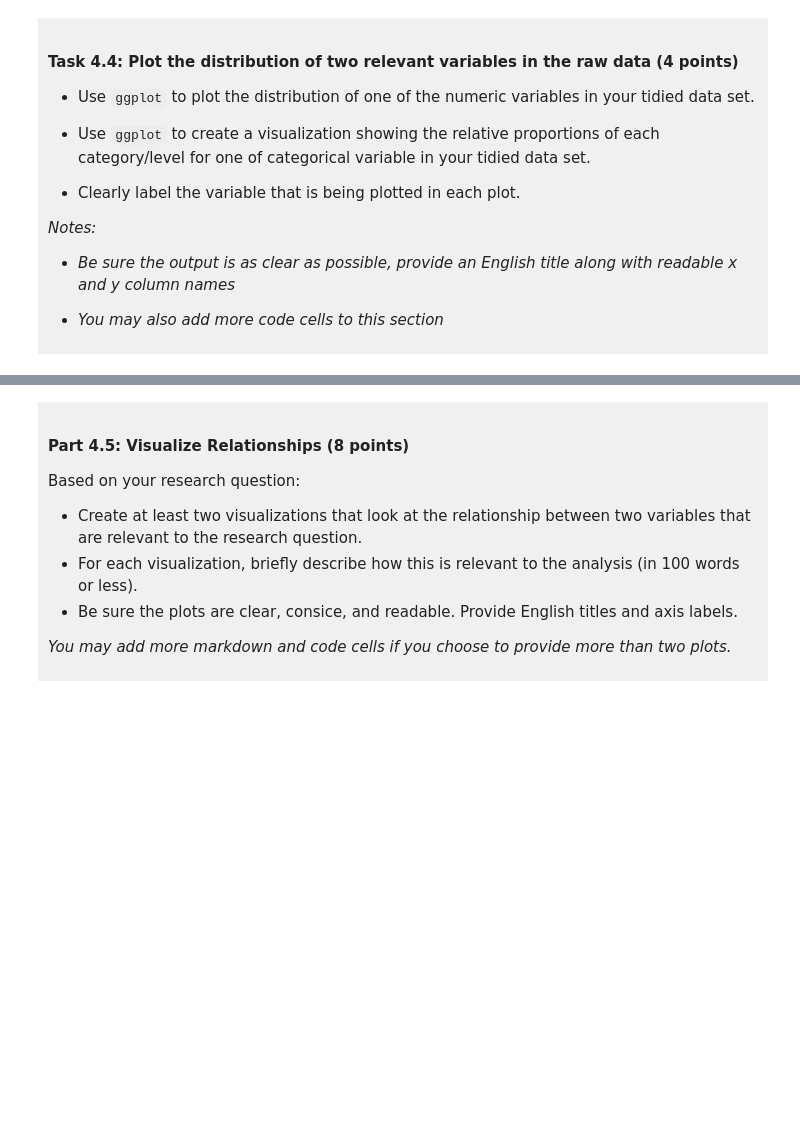
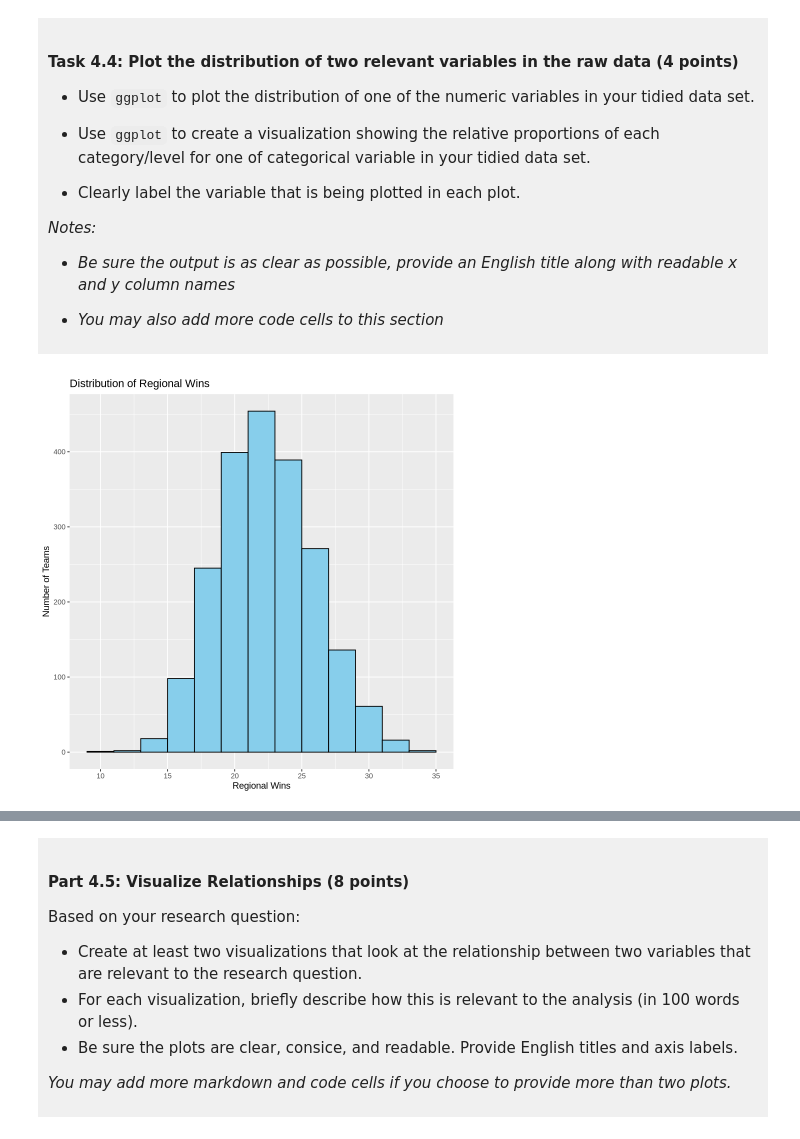
Before and after one commit to TaniaFaustine38/dsci-100-project-Tania-Faustine, a Jupyter notebook: dsci-100-project-notebook.ipynb, the cells around one changed output, grey strips where cells are left out. Saved outputs shown, nothing was run; the diff lists cells and outputs as text; code cells hidden in the pictures; blank space fills up the shorter version.

```diff
--- a/dsci-100-project-notebook.ipynb
+++ b/dsci-100-project-notebook.ipynb
@@ -134,0 +130,4 @@ To help you with the analysis, here is a table of descriptions of each of the va
+# %%
+library(tidyverse)
+NCAA_history<-read_csv("https://raw.githubusercontent.com/diverse-data-hub/diversedata/refs/heads/main/data-clean/womensmarchmadness.csv")
+head(NCAA_history)
@@ -189,4 +206,9 @@ Produce a tidy data set that could be used to answer your research question usin
 
 </div>
 # %%
-### EDIT THIS CODE CELL ###
+library(tidyverse)
+tidy_NCAA<- NCAA_history |>
+            select(school,reg_wins,reg_losses,bid)|>
+            mutate(bid=(as_factor(bid)))
+
+head(tidy_NCAA)
@@ -257,5 +326,13 @@ You will refine your research question (if needed) and produce a tidy data set.
 
 </div>
 # %%
-### EDIT THIS CODE CELL FOR PLOT 1 ###
+ggplot(tidy_NCAA, aes(x = reg_wins)) +
+  geom_histogram(binwidth=2,fill = "skyblue", color = "black") +
+  labs(
+    title = "Distribution of Regional Wins",
+    x = "Regional Wins",
+    y = "Number of Teams"
+  )
+# %% [output]
+[figure, added]
 # %%
```
Also changed, not shown: parts of 15 cells of this notebook.
